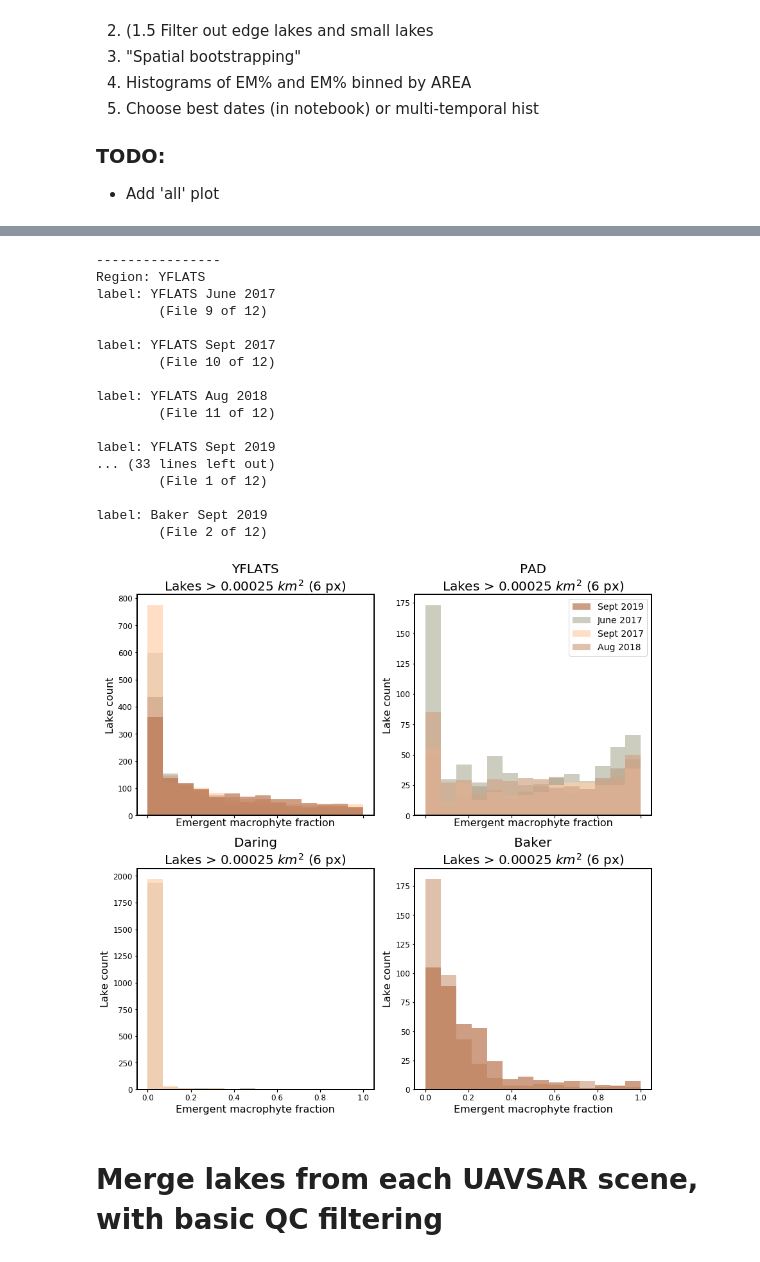
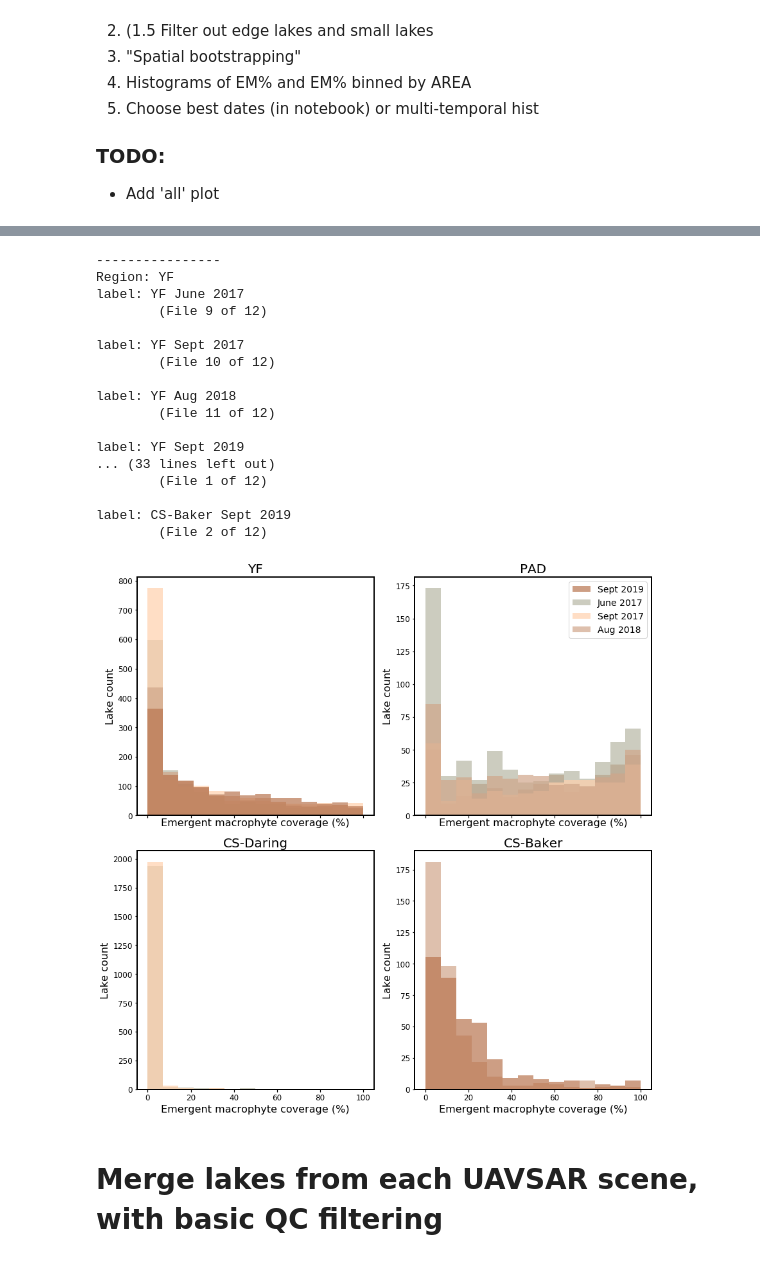
Before and after one commit to ekcomputer/random-wetlands, a Jupyter notebook: analysis/lake-histograms-multi-temporal.ipynb, the cells around one changed output, grey strips where cells are left out. Drawn from its saved outputs; the diff is of its cells as text; code cells hidden in the pictures.

Commit message:
Touching up plots for first paper draft to LS.

```diff
--- a/analysis/lake-histograms-multi-temporal.ipynb
+++ b/analysis/lake-histograms-multi-temporal.ipynb
@@ -53,18 +53,18 @@ labels=dict(zip(
     ],
 
     [
-    ['Daring June 2017', 'early 2017'],
-    ['Daring Sept 2017', 'late 2017'],
-    ['Baker Aug 2018', 'late 2018'],
-    ['Baker Sept 2019', 'late 2019'],
+    ['CSD June 2017', 'early 2017'],
+    ['CSB 2017', 'late 2017'],
+    ['CSB Aug 2018', 'late 2018'],
+    ['CSB Sept 2019', 'late 2019'],
     ['PAD June 2017', 'early 2017'],
     ['PAD Sept 2017', 'late 2017'],
     ['PAD Aug 2018', 'late 2018'],
     ['PAD Sept 2019', 'late 2019'],
-    ['YFLATS June 2017', 'early 2017'],
-    ['YFLATS Sept 2017', 'late 2017'],
-    ['YFLATS Aug 2018', 'late 2018'],
-    ['YFLATS Sept 2019', 'late 2019']
+    ['YF June 2017', 'early 2017'],
+    ['YF Sept 2017', 'late 2017'],
+    ['YF Aug 2018', 'late 2018'],
+    ['YF Sept 2019', 'late 2019']
     ]
 ))
 # %%
@@ -129,44 +129,46 @@ for region in regions:
     lakes_seasons.append(lakes_seasons_within_region)
 # %% [output]
 ----------------
-Region: YFLATS
-label: YFLATS June 2017
+Region: YF
+label: YF June 2017
         (File 9 of 12)
 
-label: YFLATS Sept 2017
+label: YF Sept 2017
         (File 10 of 12)
 
-label: YFLATS Aug 2018
+label: YF Aug 2018
         (File 11 of 12)
 
-label: YFLATS Sept 2019
+label: YF Sept 2019
 ... (33 lines left out)
         (File 1 of 12)
 
-label: Baker Sept 2019
+label: CS-Baker Sept 2019
         (File 2 of 12)
 # %%
 %matplotlib inline
 ## loop for plotting
 fig, ax = plt.subplots(2,2, sharex=True, figsize=(12,12), constrained_layout=True) # constrained_layout is now default for presentation
 for j, region in enumerate(regions):
     axi = np.take(ax, j)
     for i, lakes in enumerate(lakes_list[j][::-1]):  # reverse order
         label=lakes_labels[j][i].split(' ')[1]+' '+lakes_labels[j][i].split(' ')[2]
-        axi.hist(lakes.em_fractio, bins=np.linspace(0,1,15), alpha=0.7, color=colors_lookup[lakes_seasons[j][i]], label=label) # bins=20,
+        axi.hist(lakes.em_fractio*100, bins=np.linspace(0,100,15), alpha=0.7, color=colors_lookup[lakes_seasons[j][i]], label=label) # bins=20,
     # ax.legend()
     # fig.show()
     axi.set_ylabel('Lake count')
-    axi.set_xlabel('Emergent macrophyte fraction')
-    axi.set_title(f'{region}\nLakes > {min_size/1e6} $km^2$ ({min_size/px_area:.0f} px)')
+    axi.set_xlabel('Emergent macrophyte coverage (%)')
+#     axi.set_title(f'{region}\nLakes > {min_size/1e6} $km^2$ ({min_size/px_area:.0f} px)')
+    axi.set_title(f'{region}')
+
 #     axi.legend() # sets legend on all
 ax[0,1].legend()
 ## save fig
 figname=os.path.join(fig_dir, 'Hists-time-4-panel')
 fig.savefig(figname + '.jpg', dpi=300)
 fig.savefig(figname + '.pdf', dpi=300)
 # %% [output]
-[figure, old version]
+[figure, new version]
 # %% [markdown]
 # Merge lakes from each UAVSAR scene, with basic QC filtering
 # %%
```
Also changed, not shown: 2 other files.
